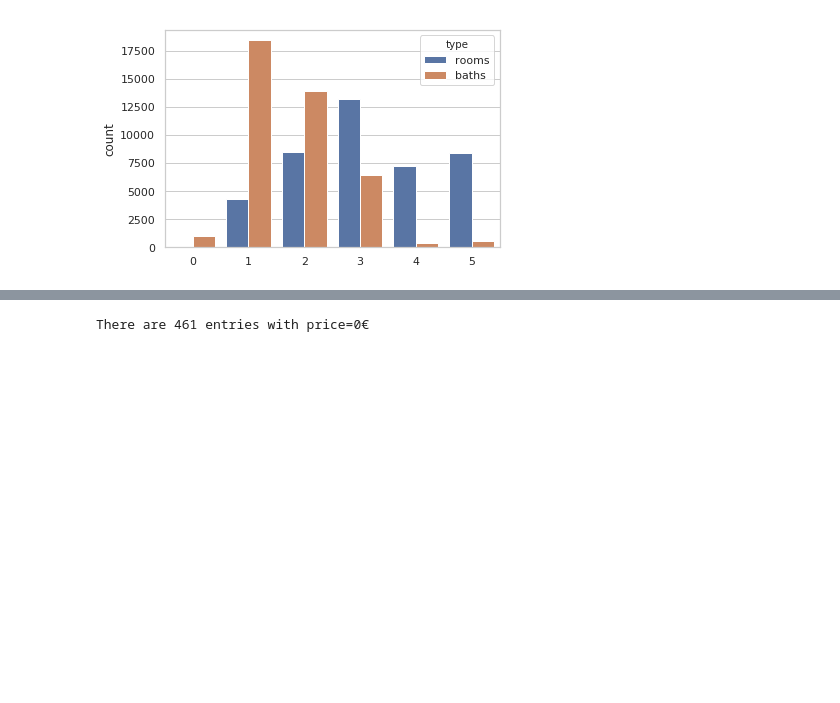
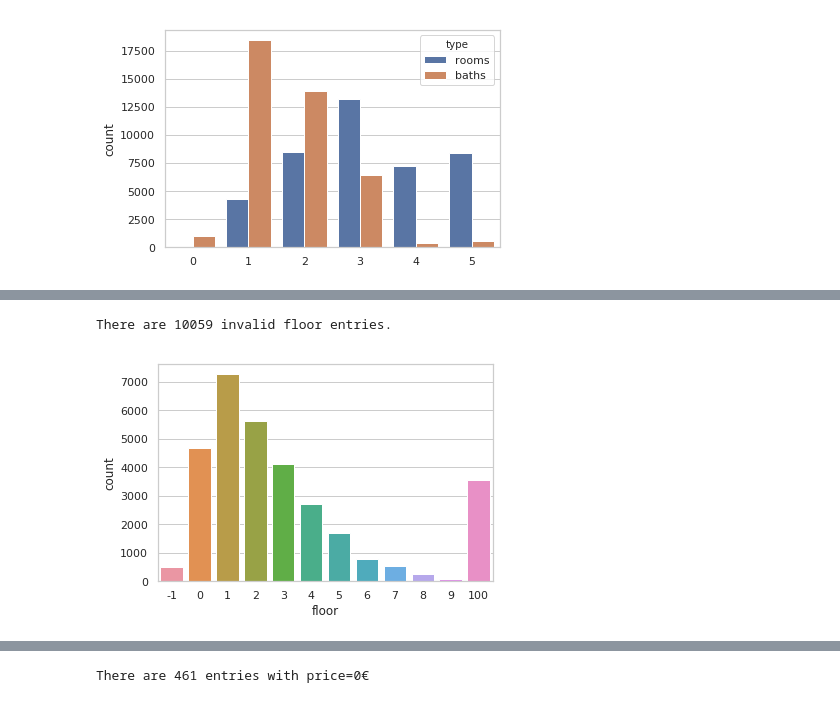
Before and after one commit to marcogenualdo/rome-housing-market, a Jupyter notebook: data_analysis.ipynb, the cells around one changed output, grey strips where cells are left out. Saved outputs shown, nothing was run; the diff lists cells and outputs as text; code cells hidden in the pictures; blank space fills up the shorter version.

```diff
--- a/data_analysis.ipynb
+++ b/data_analysis.ipynb
@@ -337,0 +474,7 @@ Text(0.5, 0, 'Decade')
+# %%
+large_homes = data[(data.baths > 5) & (data.baths < 20)]
+print(len(large_homes))
+print(large_homes[['square_meters', 'baths']])
+
+valid_idx['rooms'] = data[data.rooms < 6].index
+valid_idx['baths'] = data[data.baths < 6].index
@@ -371,0 +512,10 @@ Text(0.5, 0, 'log(square_meters)')
+# %%
+valid_idx['floor'] = data[data.floor > -2].index
+
+floors = data.loc[valid_idx['floor'], 'floor']
+sns.countplot(floors)
+
+print("There are", len(data[~data.index.isin(valid_idx['floor'])]), "invalid floor entries.")
+# %% [output]
+There are 10059 invalid floor entries.
+[figure, added]
```
Also changed, not shown: parts of 80 cells of this notebook, 4 other files.
